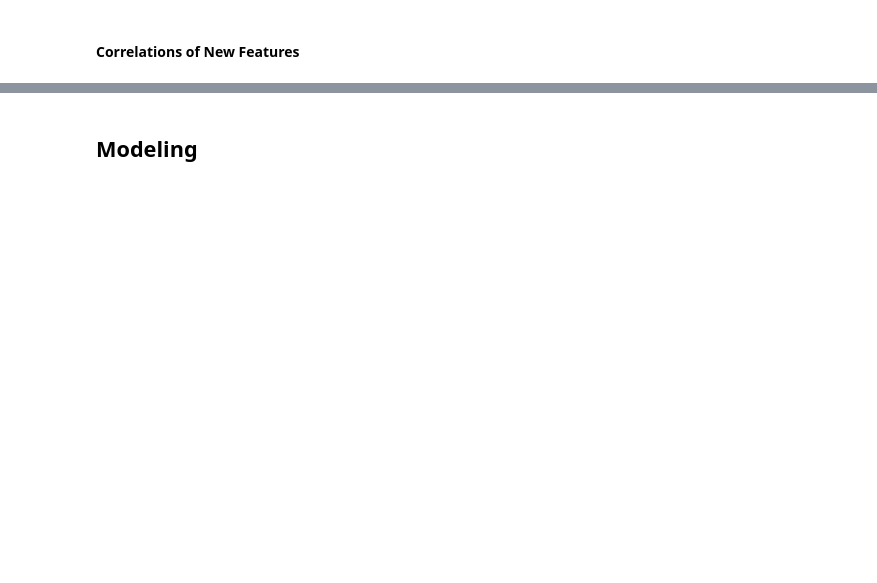
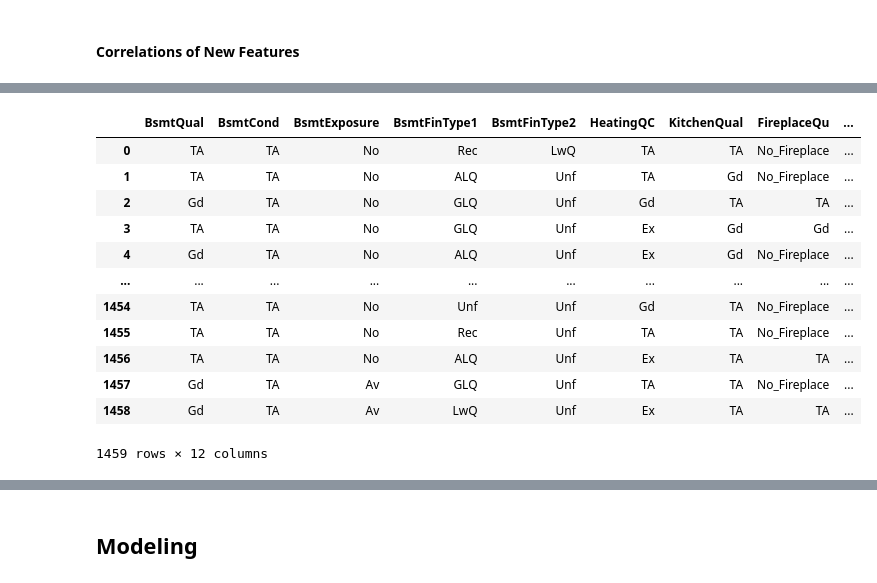
Before and after one commit to oimartin/Predicting_House_Prices, a Jupyter notebook: predicting_home_prices.ipynb, the cells around one changed output, grey strips where cells are left out. Drawn from its saved outputs; the diff is of its cells as text; code cells hidden in the pictures; blank space fills up the shorter version.

```diff
--- a/predicting_home_prices.ipynb
+++ b/predicting_home_prices.ipynb
@@ -679 +549,7 @@ skew: 0.1797959420587727
+# %%
+train = train.drop(columns =['1stFlrSF', 'TotalBsmtSF', 'BsmtFullBath', 'BsmtHalfBath',
+                      'FullBath', 'HalfBath', 'GrLivArea', 'GarageArea', 'TotalBsmtSF'])
+
+test = test.drop(columns=['1stFlrSF', 'TotalBsmtSF', 'BsmtFullBath', 'BsmtHalfBath',
+                      'FullBath', 'HalfBath', 'GrLivArea', 'GarageArea', 'TotalBsmtSF'])
 # %% [markdown]
@@ -898,0 +631,16 @@ skew: 0.1797959420587727
+# %%
+test[list(ordinal_features)]
+# %% [output]
+|  | BsmtQual | BsmtCond | BsmtExposure | BsmtFinType1 | BsmtFinType2 | HeatingQC | KitchenQual | FireplaceQu | ... |
+| 0 | TA | TA | No | Rec | LwQ | TA | TA | No_Fireplace | ... |
+| 1 | TA | TA | No | ALQ | Unf | TA | Gd | No_Fireplace | ... |
+| 2 | Gd | TA | No | GLQ | Unf | Gd | TA | TA | ... |
+| 3 | TA | TA | No | GLQ | Unf | Ex | Gd | Gd | ... |
+| 4 | Gd | TA | No | ALQ | Unf | Ex | Gd | No_Fireplace | ... |
+| ... | ... | ... | ... | ... | ... | ... | ... | ... | ... |
+| 1454 | TA | TA | No | Unf | Unf | Gd | TA | No_Fireplace | ... |
+| 1455 | TA | TA | No | Rec | Unf | TA | TA | No_Fireplace | ... |
+| 1456 | TA | TA | No | ALQ | Unf | Ex | TA | TA | ... |
+| 1457 | Gd | TA | Av | GLQ | Unf | TA | TA | No_Fireplace | ... |
+| 1458 | Gd | TA | Av | LwQ | Unf | Ex | TA | TA | ... |
+1459 rows × 12 columns
```
Also changed, not shown: parts of 96 cells of this notebook.
